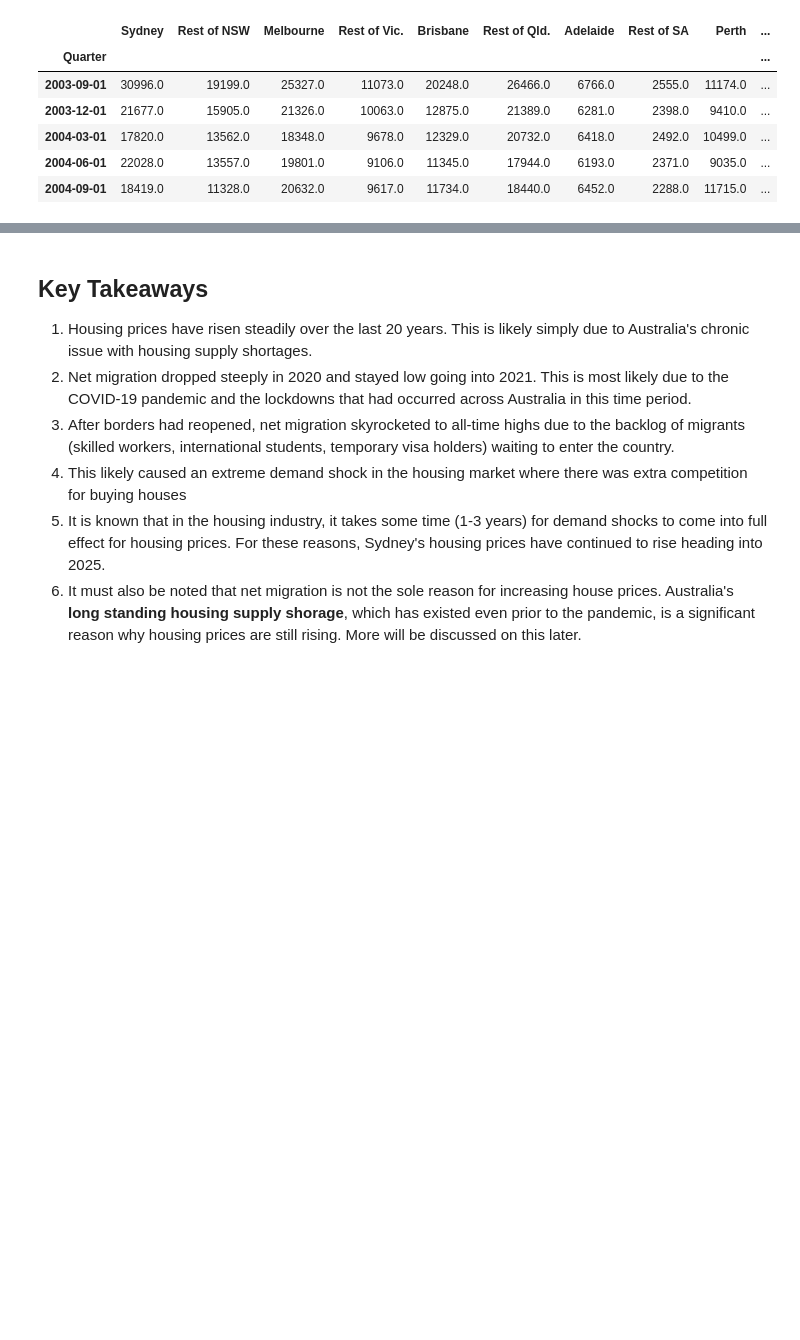
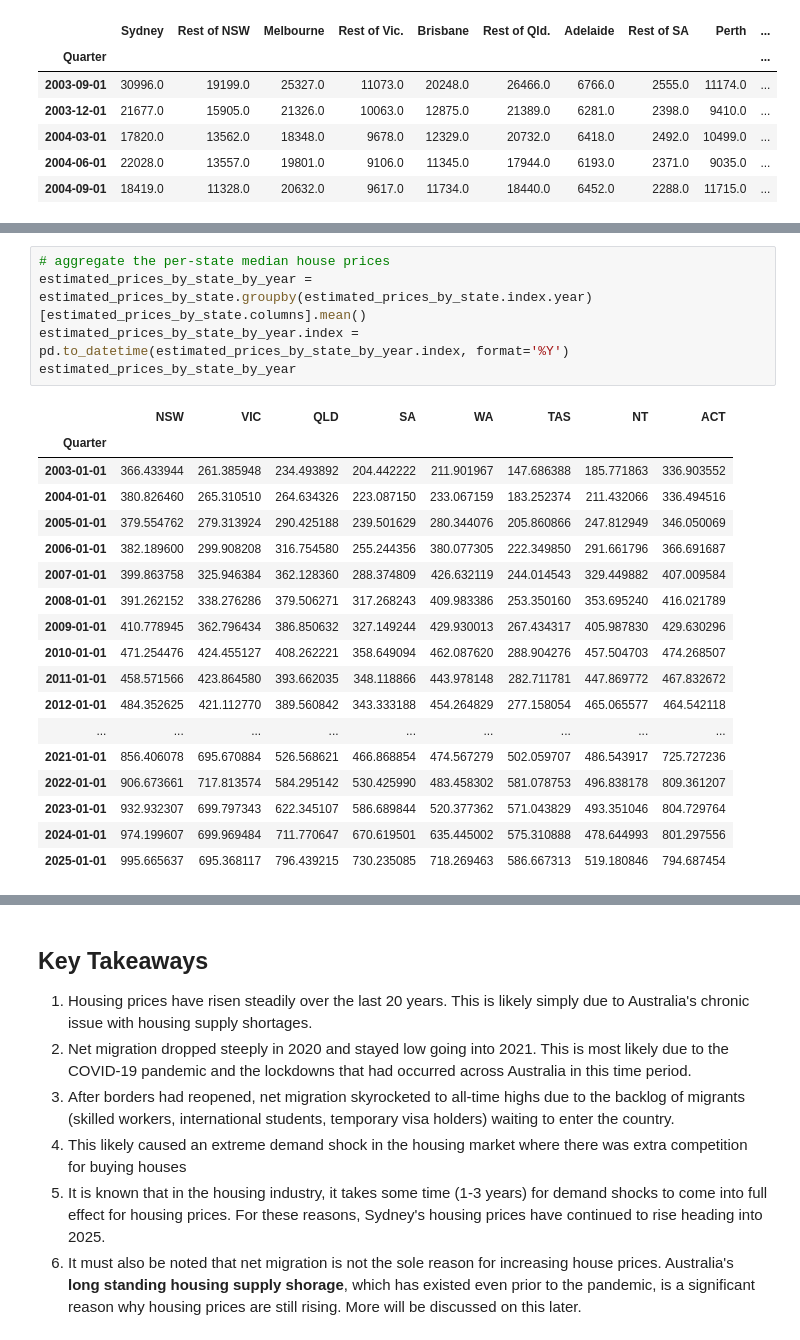
Before and after one commit to aydinkhan2005/Investigating-Factors-Affecting-Housing-in-Australia, a Jupyter notebook: notebooks/EDA_A.ipynb, the cells around one changed output, grey strips where cells are left out. Saved outputs shown, nothing was run; the diff lists cells and outputs as text; blank space fills up the shorter version.

```diff
--- a/notebooks/EDA_A.ipynb
+++ b/notebooks/EDA_A.ipynb
@@ -325,0 +386,24 @@ pct_price_changes.head()
+# %%
+# aggregate the per-state median house prices
+estimated_prices_by_state_by_year = estimated_prices_by_state.groupby(estimated_prices_by_state.index.year)[estimated_prices_by_state.columns].mean()
+estimated_prices_by_state_by_year.index = pd.to_datetime(estimated_prices_by_state_by_year.index, format='%Y')
+estimated_prices_by_state_by_year
+# %% [output]
+|  | NSW | VIC | QLD | SA | WA | TAS | NT | ACT |
+| Quarter |  |  |  |  |  |  |  |  |
+| 2003-01-01 | 366.433944 | 261.385948 | 234.493892 | 204.442222 | 211.901967 | 147.686388 | 185.771863 | 336.903552 |
+| 2004-01-01 | 380.826460 | 265.310510 | 264.634326 | 223.087150 | 233.067159 | 183.252374 | 211.432066 | 336.494516 |
+| 2005-01-01 | 379.554762 | 279.313924 | 290.425188 | 239.501629 | 280.344076 | 205.860866 | 247.812949 | 346.050069 |
+| 2006-01-01 | 382.189600 | 299.908208 | 316.754580 | 255.244356 | 380.077305 | 222.349850 | 291.661796 | 366.691687 |
+| 2007-01-01 | 399.863758 | 325.946384 | 362.128360 | 288.374809 | 426.632119 | 244.014543 | 329.449882 | 407.009584 |
+| 2008-01-01 | 391.262152 | 338.276286 | 379.506271 | 317.268243 | 409.983386 | 253.350160 | 353.695240 | 416.021789 |
+| 2009-01-01 | 410.778945 | 362.796434 | 386.850632 | 327.149244 | 429.930013 | 267.434317 | 405.987830 | 429.630296 |
+| 2010-01-01 | 471.254476 | 424.455127 | 408.262221 | 358.649094 | 462.087620 | 288.904276 | 457.504703 | 474.268507 |
+| 2011-01-01 | 458.571566 | 423.864580 | 393.662035 | 348.118866 | 443.978148 | 282.711781 | 447.869772 | 467.832672 |
+| 2012-01-01 | 484.352625 | 421.112770 | 389.560842 | 343.333188 | 454.264829 | 277.158054 | 465.065577 | 464.542118 |
+| ... | ... | ... | ... | ... | ... | ... | ... | ... |
+| 2021-01-01 | 856.406078 | 695.670884 | 526.568621 | 466.868854 | 474.567279 | 502.059707 | 486.543917 | 725.727236 |
+| 2022-01-01 | 906.673661 | 717.813574 | 584.295142 | 530.425990 | 483.458302 | 581.078753 | 496.838178 | 809.361207 |
+| 2023-01-01 | 932.932307 | 699.797343 | 622.345107 | 586.689844 | 520.377362 | 571.043829 | 493.351046 | 804.729764 |
+| 2024-01-01 | 974.199607 | 699.969484 | 711.770647 | 670.619501 | 635.445002 | 575.310888 | 478.644993 | 801.297556 |
+| 2025-01-01 | 995.665637 | 695.368117 | 796.439215 | 730.235085 | 718.269463 | 586.667313 | 519.180846 | 794.687454 |
```
Also changed, not shown: parts of 18 cells of this notebook.
